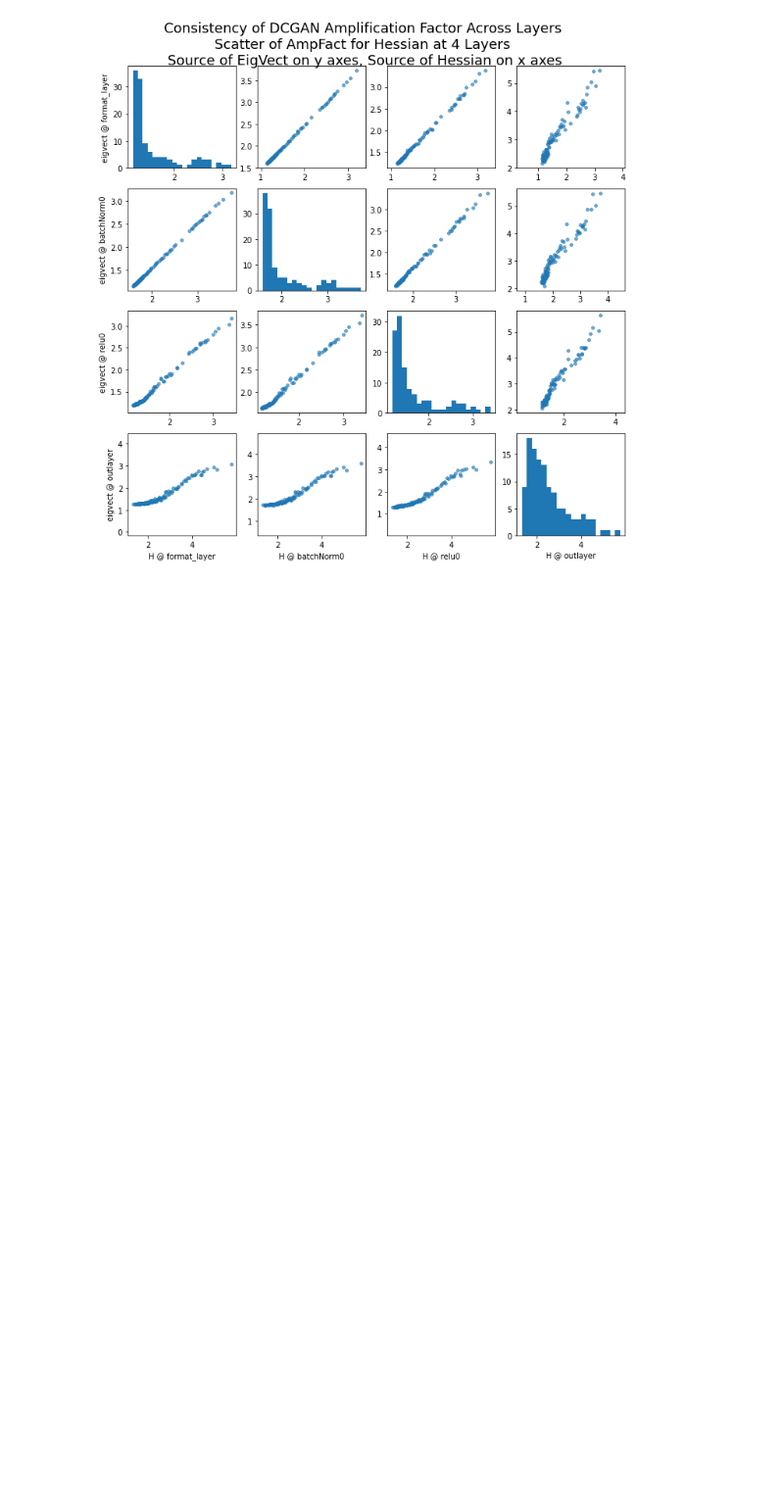
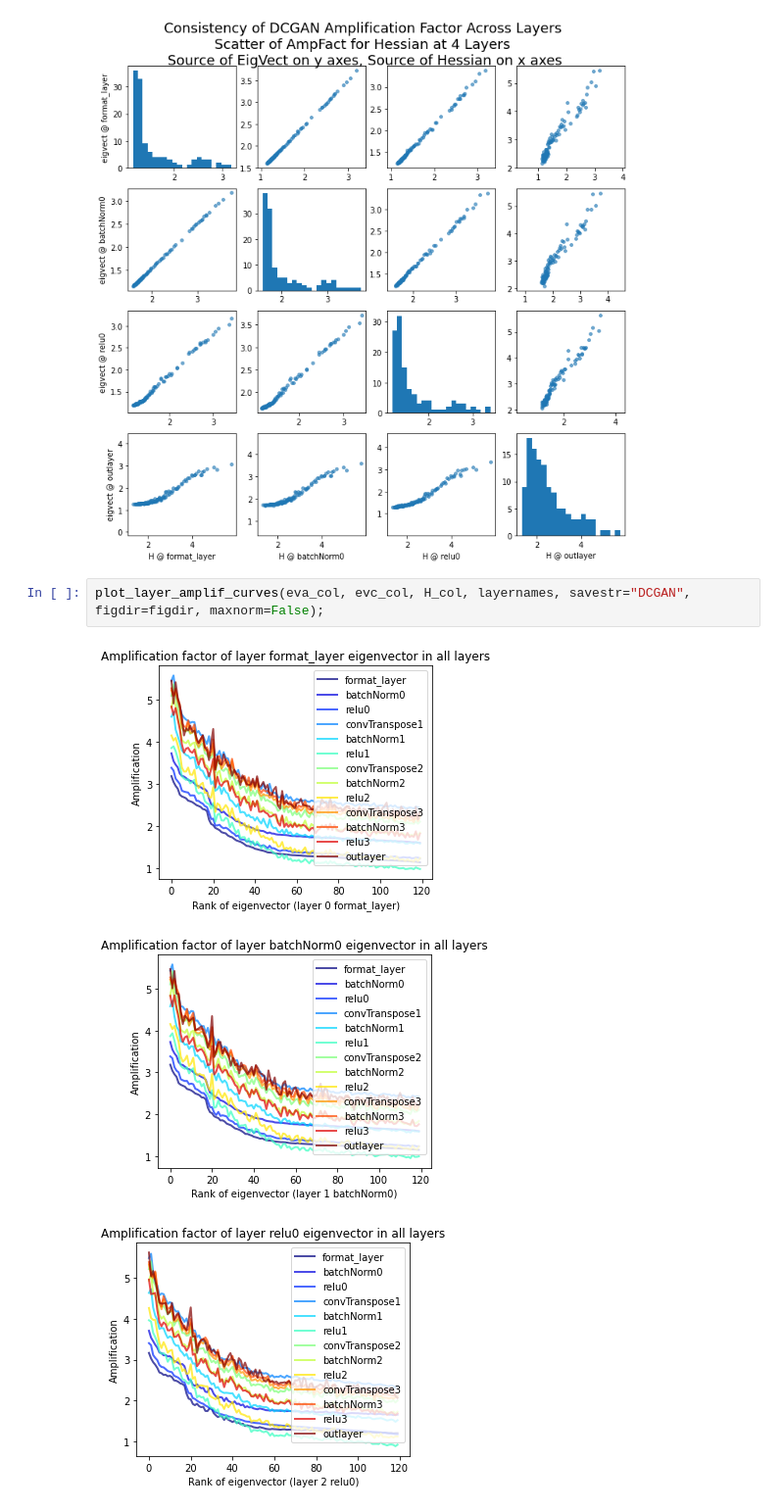
Before and after one commit to Animadversio/GAN-Geometry, a Jupyter notebook: Tutorial_GAN_Geometry.ipynb, the cells around one changed output. Shown at 98% size. Cells and saved outputs as stored; diff of their text form; blank space fills up the shorter version.

Commit message:
Add new figures to GAN geometry

```diff
--- a/Tutorial_GAN_Geometry.ipynb
+++ b/Tutorial_GAN_Geometry.ipynb
@@ -225,3 +210,9 @@ plot_layer_amplif_consistency(eva_col, evc_col, layernames, layeridx=[0,1,2,-1],
 # %% [output]
 Plot hessian of layers :  ['format_layer', 'batchNorm0', 'relu0', 'outlayer']
 [figure]
+# %%
+plot_layer_amplif_curves(eva_col, evc_col, H_col, layernames, savestr="DCGAN", figdir=figdir, maxnorm=False);
+# %% [output]
+[figure, added]
+[figure, added]
+[figure, added]
```
Also changed, not shown: parts of 14 cells of this notebook, 1 other file.
